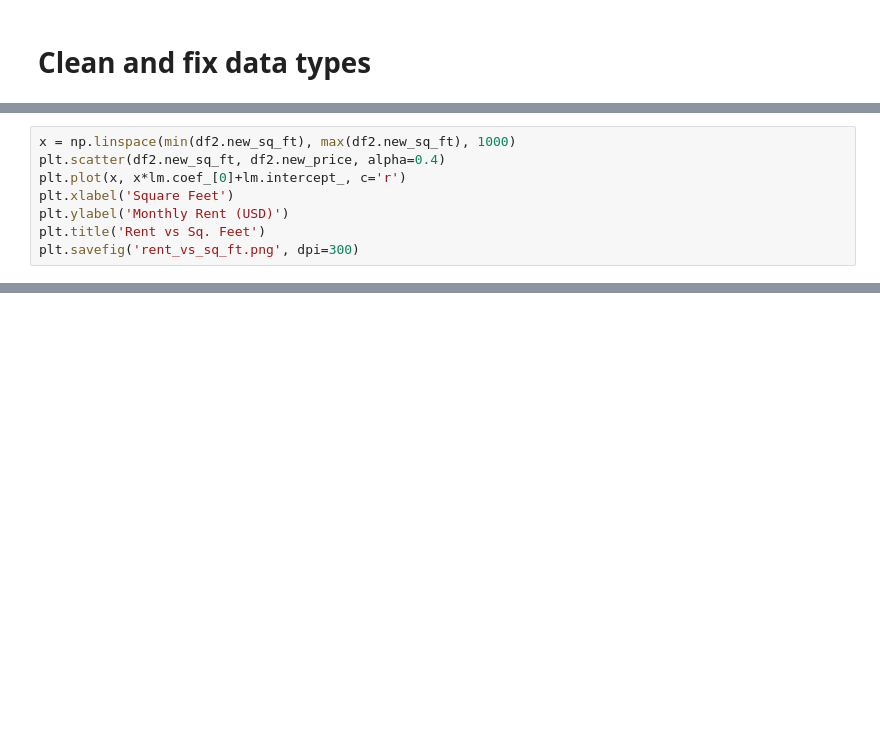
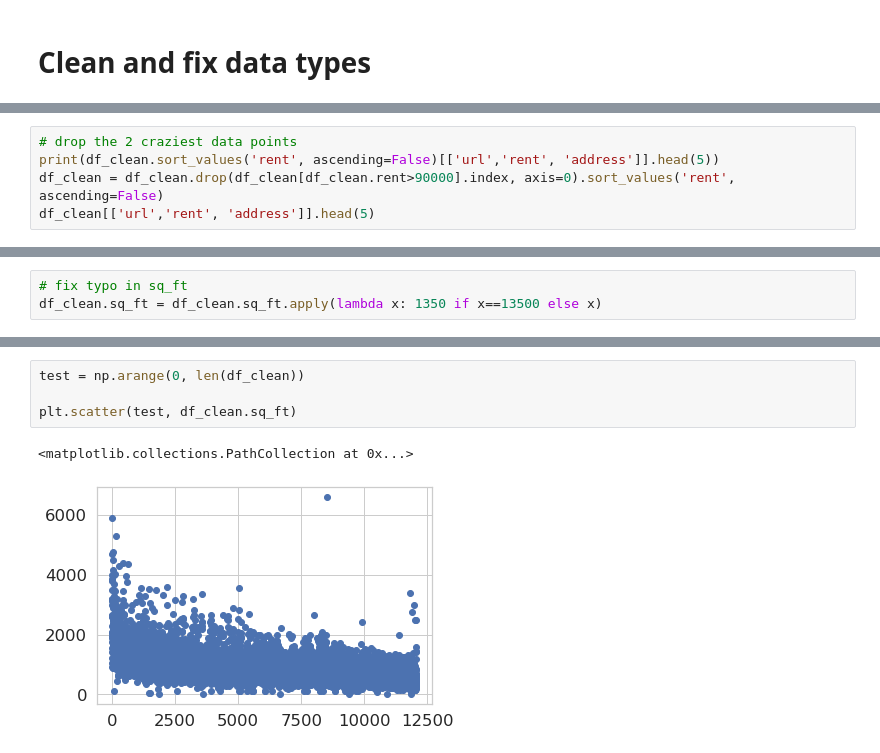
Before and after one commit to john-lassetter/Metis_Projects, a Jupyter notebook: Linear Regression/apartment_rent_regression.ipynb, the cells around one changed output, grey strips where cells are left out. Drawn from its saved outputs; the diff is of its cells as text; blank space fills up the shorter version.

```diff
--- a/Linear Regression/apartment_rent_regression.ipynb
+++ b/Linear Regression/apartment_rent_regression.ipynb
@@ -130,8 +82,0 @@ LinearRegression()
-# %%
-x = np.linspace(min(df2.new_sq_ft), max(df2.new_sq_ft), 1000)
-plt.scatter(df2.new_sq_ft, df2.new_price, alpha=0.4)
-plt.plot(x, x*lm.coef_[0]+lm.intercept_, c='r')
-plt.xlabel('Square Feet')
-plt.ylabel('Monthly Rent (USD)')
-plt.title('Rent vs Sq. Feet')
-plt.savefig('rent_vs_sq_ft.png', dpi=300)
@@ -139,0 +287,5 @@ plt.savefig('rent_vs_sq_ft.png', dpi=300)
+# %%
+# drop the 2 craziest data points
+print(df_clean.sort_values('rent', ascending=False)[['url','rent', 'address']].head(5))
+df_clean = df_clean.drop(df_clean[df_clean.rent>90000].index, axis=0).sort_values('rent', ascending=False)
+df_clean[['url','rent', 'address']].head(5)
@@ -139,0 +312,3 @@ plt.savefig('rent_vs_sq_ft.png', dpi=300)
+# %%
+# fix typo in sq_ft
+df_clean.sq_ft = df_clean.sq_ft.apply(lambda x: 1350 if x==13500 else x)
@@ -139,0 +360,7 @@ plt.savefig('rent_vs_sq_ft.png', dpi=300)
+# %%
+test = np.arange(0, len(df_clean))
+
+plt.scatter(test, df_clean.sq_ft)
+# %% [output]
+<matplotlib.collections.PathCollection at 0x...>
+[figure, added]
```
Also changed, not shown: parts of 108 cells of this notebook.
